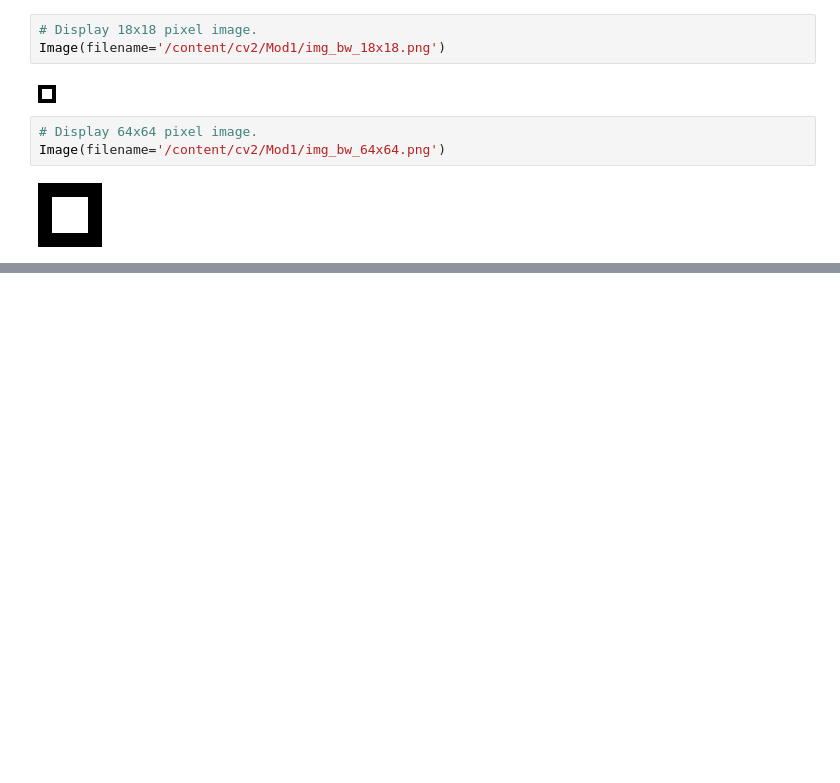
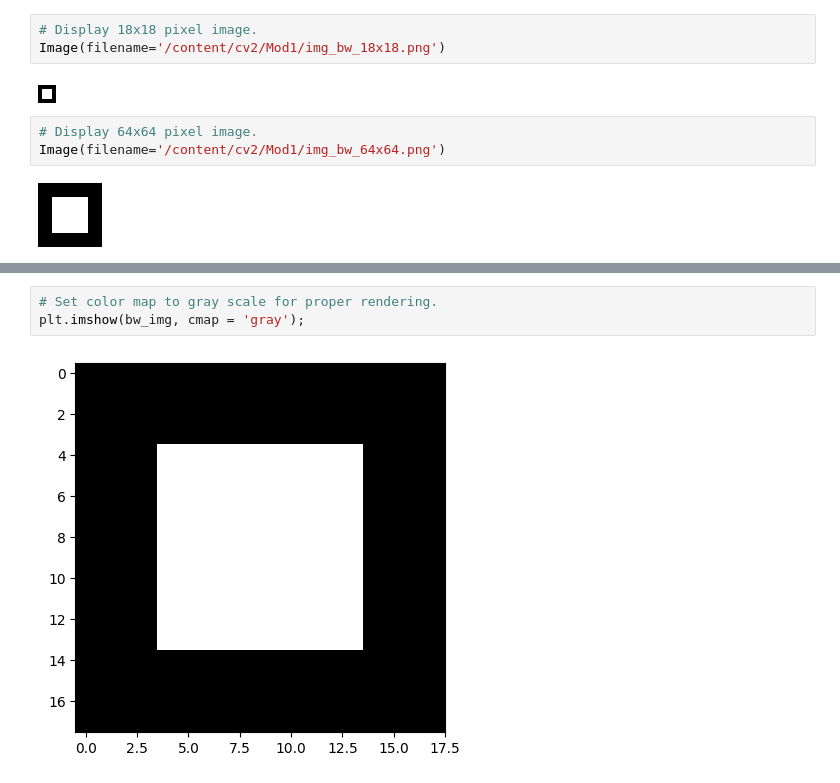
Before and after one commit to Fran14w/cv2, a Jupyter notebook: CV_Week2.ipynb, the cells around one changed output, grey strips where cells are left out. Cells and saved outputs as stored; diff of their text form; blank space fills up the shorter version.

```diff
--- a/CV_Week2.ipynb
+++ b/CV_Week2.ipynb
@@ -39,0 +139,5 @@ Image(filename='/content/cv2/Mod1/img_bw_64x64.png')
+# %%
+# Set color map to gray scale for proper rendering.
+plt.imshow(bw_img, cmap = 'gray');
+# %% [output]
+[figure, added]
```
Also changed, not shown: parts of 18 cells of this notebook.
